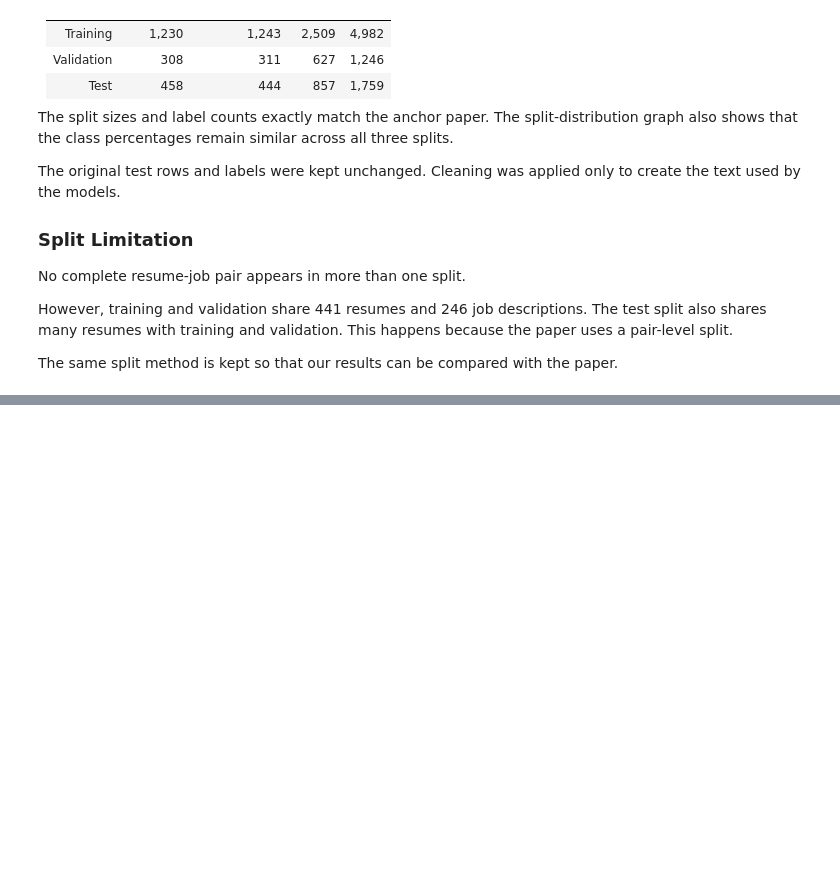
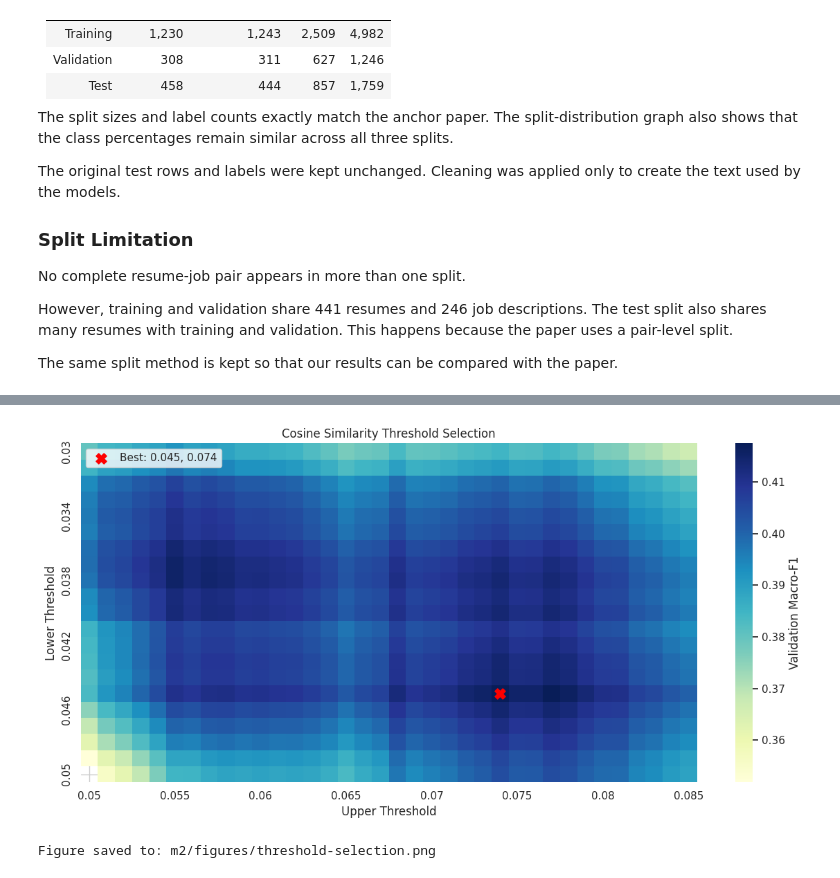
Before and after one commit to nandu-99/resume-job-matcher, a Jupyter notebook: m2/notebooks/m2-baseline-reproduction.ipynb, the cells around one changed output, grey strips where cells are left out. Saved outputs shown, nothing was run; the diff lists cells and outputs as text; code cells hidden in the pictures; blank space fills up the shorter version.

```diff
--- a/m2/notebooks/m2-baseline-reproduction.ipynb
+++ b/m2/notebooks/m2-baseline-reproduction.ipynb
@@ -1087,0 +1360,67 @@ The same split method is kept so that our results can be compared with the paper
+# %%
+heatmap_source = fine_threshold_results.copy()
+heatmap_source["Lower threshold"] = (
+    heatmap_source["Lower threshold"].round(3)
+)
+heatmap_source["Upper threshold"] = (
+    heatmap_source["Upper threshold"].round(3)
+)
+
+fine_heatmap_data = heatmap_source.pivot(
+    index="Lower threshold",
+    columns="Upper threshold",
+    values="Macro-F1"
+).sort_index(ascending=True)
+
+best_x_position = np.argmin(
+    np.abs(
+        fine_heatmap_data.columns.to_numpy()
+        - best_upper_threshold
+    )
+)
+best_y_position = np.argmin(
+    np.abs(
+        fine_heatmap_data.index.to_numpy()
+        - best_lower_threshold
+    )
+)
+
+fig, ax = plt.subplots(figsize=(12, 6))
+
+sns.heatmap(
+    fine_heatmap_data,
+    cmap="YlGnBu",
+    mask=fine_heatmap_data.isna(),
+    xticklabels=5,
+    yticklabels=4,
+    cbar_kws={"label": "Validation Macro-F1"},
+    ax=ax
+)
+
+ax.scatter(
+    best_x_position + 0.5,
+    best_y_position + 0.5,
+    color="red",
+    marker="X",
+    s=120,
+    label=(
+        f"Best: {best_lower_threshold:.3f}, "
+        f"{best_upper_threshold:.3f}"
+    )
+)
+
+ax.set_title("Cosine Similarity Threshold Selection")
+ax.set_xlabel("Upper Threshold")
+ax.set_ylabel("Lower Threshold")
+ax.legend(loc="upper left")
+
+plt.tight_layout()
+
+threshold_figure_path = FIGURE_DIR / "threshold-selection.png"
+fig.savefig(threshold_figure_path, dpi=300, bbox_inches="tight")
+plt.show()
+
+print(f"Figure saved to: {threshold_figure_path}")
+# %% [output]
+[figure, added]
+Figure saved to: m2/figures/threshold-selection.png
```
Also changed, not shown: parts of 15 cells of this notebook, 2 other files.
